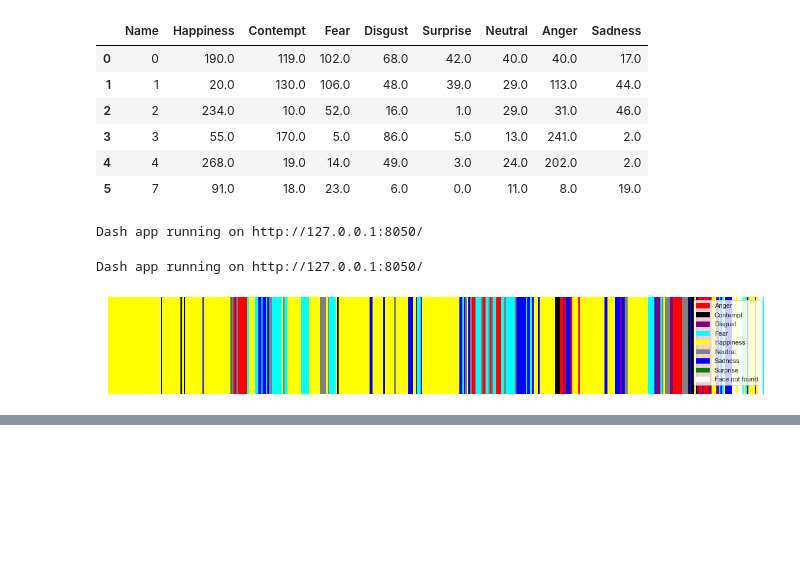
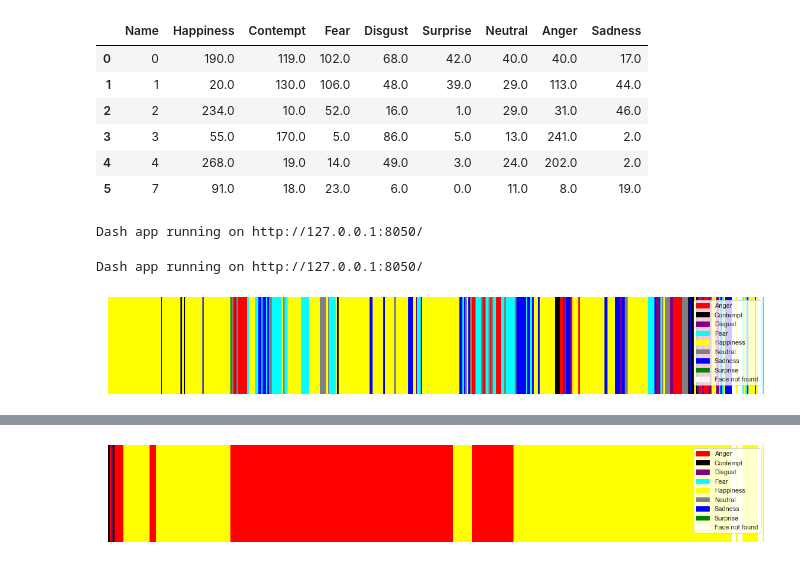
Before and after one commit to amirabdrahimov/emotion-recognition, a Jupyter notebook: video_summarizer.ipynb, the cells around one changed output, grey strips where cells are left out. Saved outputs shown, nothing was run; the diff lists cells and outputs as text; code cells hidden in the pictures; blank space fills up the shorter version.

```diff
--- a/video_summarizer.ipynb
+++ b/video_summarizer.ipynb
@@ -848,0 +967,49 @@ plt.show()
+# %%
+window=5
+person_num = 4
+sec_em = all_emotions[person_num][:window]
+
+for i in range(window,len(all_emotions[person_num])-window):
+    sec_em.append(max(all_emotions[person_num][i-window:i+window+1],key=all_emotions[person_num].count))
+    max(all_emotions[person_num],key=all_emotions[person_num].count)
+
+sec_em+=all_emotions[person_num][-window:]
+# %%
+import matplotlib
+import matplotlib.pyplot as plt
+import seaborn as sns
+
+sns.set(rc={'figure.figsize':(20, 3)})
+sns.set_style('white')
+
+fig = plt.figure()
+ax = fig.add_subplot(111)
+list_colors = list(color_scheme.values()) + ['white']
+labels = list(color_scheme.keys()) + ['Face not found']
+
+# invisible rectangles for labels
+for color, label in zip(list_colors, labels):
+    ax.add_patch(matplotlib.patches.Rectangle((0,0), 0, 0, color=color, label=label))
+
+# visible rectangles
+timestamps = frame_idxs[2]
+emotions = sec_em
+h = 500
+
+for emotion, ts_prev, ts_curr in zip(emotions, [0] + timestamps[:-1], timestamps):
+    duration = ts_curr - ts_prev
+    if duration == FRAMES_TO_SKIP:
+        ax.add_patch(matplotlib.patches.Rectangle((ts_prev,0), duration, h, color=list_colors[emotion],capstyle='round'))
+    else:
+        ax.add_patch(matplotlib.patches.Rectangle((ts_prev,0), duration, h, color='white'))
+
+
+plt.xlim([0, timestamps[-1]])
+plt.ylim([0, h])
+
+plt.legend()
+plt.axis('off')
+
+plt.show()
+# %% [output]
+[figure, added]
```
Also changed, not shown: parts of 9 cells of this notebook.
